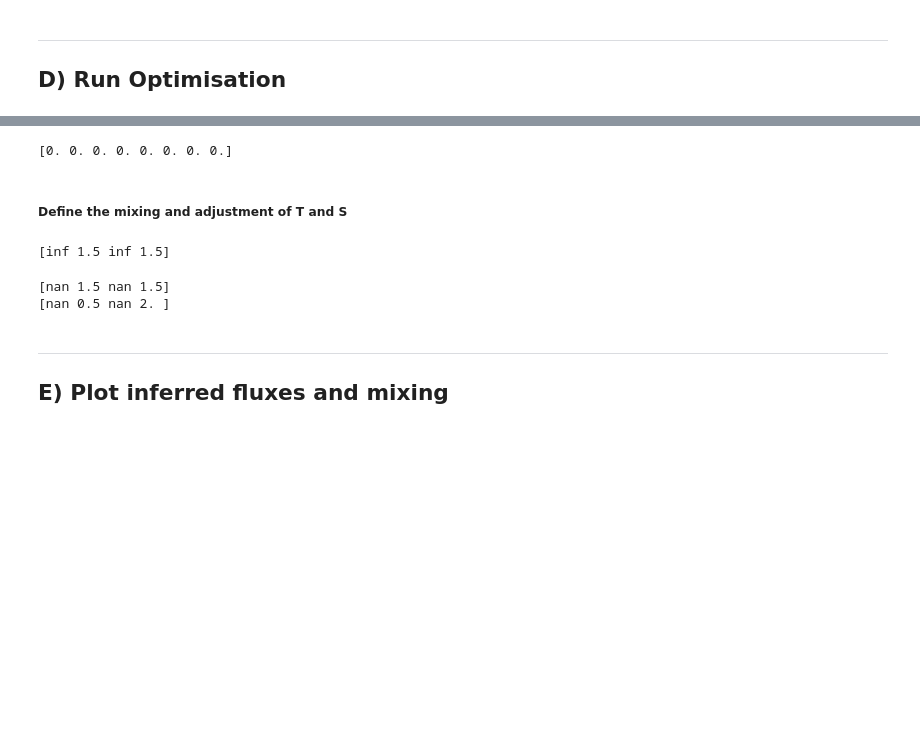
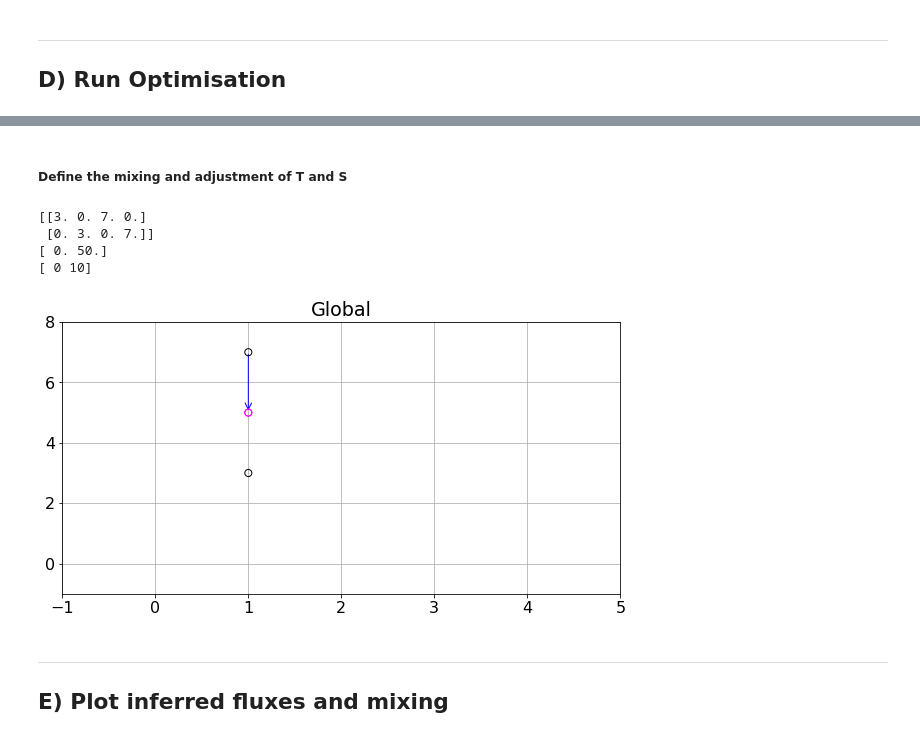
Before and after one commit to taimoorsohail/Min_Max_Transform, a Jupyter notebook: MinMixFinal.ipynb, the cells around one changed output, grey strips where cells are left out. Saved outputs shown, nothing was run; the diff lists cells and outputs as text; code cells hidden in the pictures; blank space fills up the shorter version.

```diff
--- a/MinMixFinal.ipynb
+++ b/MinMixFinal.ipynb
@@ -432,13 +431,7 @@ print(xxx)
-# %%
-print((C@xxx-d))
-# plt.plot((d))
-# %% [output]
-[0. 0. 0. 0. 0. 0. 0. 0.]
 # %% [markdown]
 ##### Define the mixing and adjustment of T and S
 # %%
 Tmixed = np.matmul(Tmatrix,xxx)/(flat_Vol_blc2/xnorming) #Changed from flat_vol_blc1
-print(Tmixed)
 Tmixed[~np.isfinite(Tmixed)]=np.nan
 Tmixed[Tmixed>100] = np.nan
 Smixed = np.matmul(Smatrix,xxx)/(flat_Vol_blc2/xnorming) #Changed from flat_vol_blc1
@@ -478,14 +471,44 @@ T_Av_mix[T_Av_mix==np.inf] = 0
 S_Av_mix = dSV_mix/(flat_Vol_blc1)
 S_Av_mix[np.isnan(S_Av_mix)]= 0
 S_Av_mix[S_Av_mix==np.inf] = 0
+
+Tmixed[Tmixed==0] = np.nan
+Smixed[Smixed==0] = np.nan
-# %% [output]
-[inf 1.5 inf 1.5]
-# %%
-print(Tmixed)
-print(Smixed)
-# %% [output]
-[nan 1.5 nan 1.5]
-[nan 0.5 nan 2. ]
+# %%
+print(Tmatrix)
+print(np.matmul(Tmatrix,xxx))
+print(flat_Vol_blc2)
+# %% [output]
+[[3. 0. 7. 0.]
+ [0. 3. 0. 7.]]
+[ 0. 50.]
+[ 0 10]
+# %%
+plt.figure(figsize=(10,5))
+if globe == True:
+      plt.scatter(flat_S_blc1,flat_T_blc1,\
+            s=50,\
+            marker = 'o', facecolor='none', edgecolor='black', label = 't2', zorder=100)
+      plt.scatter(flat_S_blc2,flat_T_blc2,\
+            s=50,\
+            marker = 'o', facecolor='none', edgecolor='magenta', label = 't1', zorder=100)
+      for i in range(flat_S_blc2.size):
+            if ~np.isnan(Tmixed[i]) | ~np.isnan(Smixed[i]):
+
+                  plt.annotate('', xy=(flat_S_blc1[i], flat_T_blc1[i]), xytext=(Smixed[i], Tmixed[i]),
+      arrowprops=dict(arrowstyle="<-", color='blue'))
+                  plt.annotate('', xy=(Smixed[i], Tmixed[i]), xytext=(Smixed[i]+S_Av_adj[i], Tmixed[i]+T_Av_adj[i]),
+      arrowprops=dict(arrowstyle="<-", color='red'))
+            else:
+                  plt.annotate('', xy=(flat_S_blc1[i], flat_T_blc1[i]), xytext=(flat_S_blc1[i]+S_Av_adj[i], flat_T_blc1[i]+T_Av_adj[i]),
+      arrowprops=dict(arrowstyle="<-", color='red'))
+      plt.xlim(-1,5)
+      plt.ylim(-1,8)
+      plt.title('Global')
+      plt.grid()
+      plt.show()
+# %% [output]
+[figure, added]
 # %% [markdown]
 ---------------------
 ## E) Plot inferred fluxes and mixing
```
Also changed, not shown: parts of 19 cells of this notebook.
